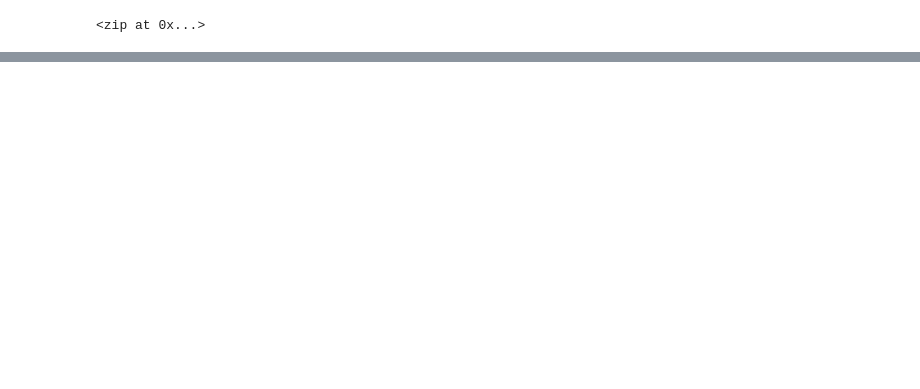
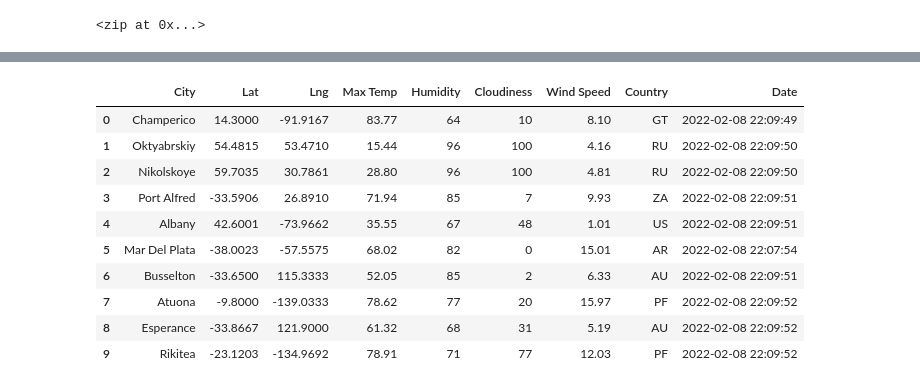
Before and after one commit to jlove36314/World_Weather_Analysis, a Jupyter notebook: WeatherPy.ipynb, the cells around one changed output, grey strips where cells are left out. Drawn from its saved outputs; the diff is of its cells as text; code cells hidden in the pictures; blank space fills up the shorter version.

```diff
--- a/WeatherPy.ipynb
+++ b/WeatherPy.ipynb
@@ -33,0 +34,12 @@ len(cities)
+# %%
+# Import the requests library.
+import requests
+
+# Import the API key.
+from config import weather_api_key
+
+# Import the time library and the datetime module from the datetime library
+import time
+from datetime import datetime
+
+url = "http://api.openweathermap.org/data/2.5/weather?units=Imperial&APPID=" + weather_api_key
@@ -33,0 +126,16 @@ len(cities)
+# %%
+# Convert the array of dictionaries to a Pandas DataFrame.
+city_data_df = pd.DataFrame(city_data)
+city_data_df.head(10)
+# %% [output]
+|  | City | Lat | Lng | Max Temp | Humidity | Cloudiness | Wind Speed | Country | Date |
+| 0 | Champerico | 14.3000 | -91.9167 | 83.77 | 64 | 10 | 8.10 | GT | 2022-02-08 22:09:49 |
+| 1 | Oktyabrskiy | 54.4815 | 53.4710 | 15.44 | 96 | 100 | 4.16 | RU | 2022-02-08 22:09:50 |
+| 2 | Nikolskoye | 59.7035 | 30.7861 | 28.80 | 96 | 100 | 4.81 | RU | 2022-02-08 22:09:50 |
+| 3 | Port Alfred | -33.5906 | 26.8910 | 71.94 | 85 | 7 | 9.93 | ZA | 2022-02-08 22:09:51 |
+| 4 | Albany | 42.6001 | -73.9662 | 35.55 | 67 | 48 | 1.01 | US | 2022-02-08 22:09:51 |
+| 5 | Mar Del Plata | -38.0023 | -57.5575 | 68.02 | 82 | 0 | 15.01 | AR | 2022-02-08 22:07:54 |
+| 6 | Busselton | -33.6500 | 115.3333 | 52.05 | 85 | 2 | 6.33 | AU | 2022-02-08 22:09:51 |
+| 7 | Atuona | -9.8000 | -139.0333 | 78.62 | 77 | 20 | 15.97 | PF | 2022-02-08 22:09:52 |
+| 8 | Esperance | -33.8667 | 121.9000 | 61.32 | 68 | 31 | 5.19 | AU | 2022-02-08 22:09:52 |
+| 9 | Rikitea | -23.1203 | -134.9692 | 78.91 | 71 | 77 | 12.03 | PF | 2022-02-08 22:09:52 |
```
Also changed, not shown: parts of 4 cells of this notebook, 5 other files.
